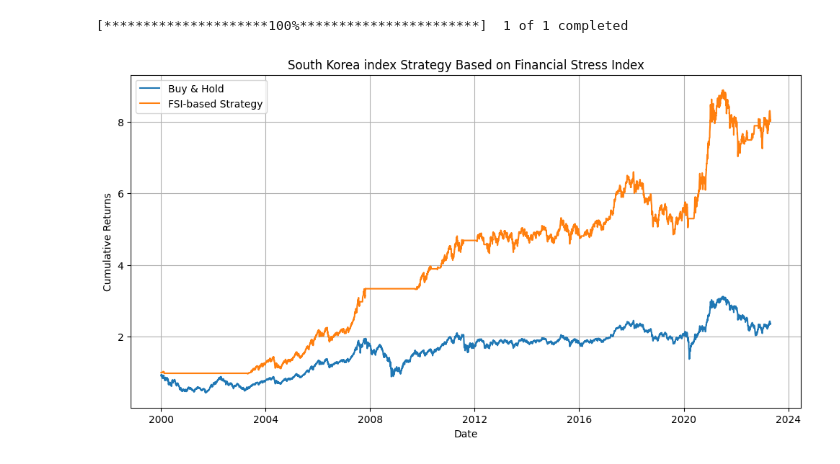
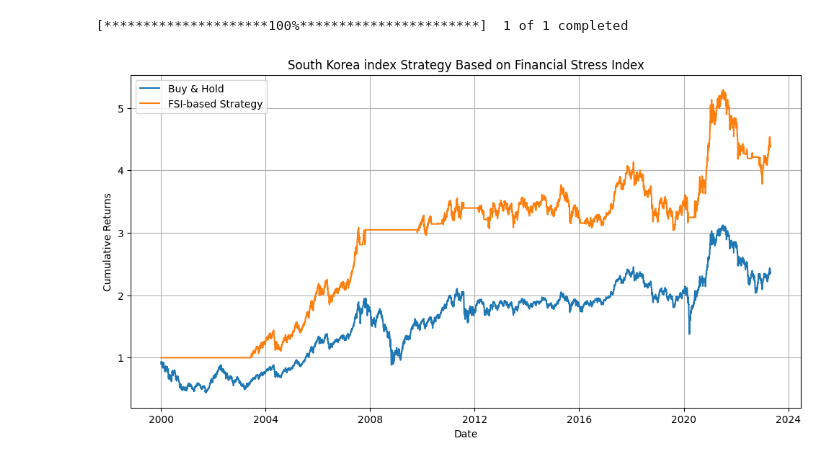
Before and after one commit to dkn-maida/farscape-investment, a Jupyter notebook: fsi.ipynb, the cells around one changed output. Cells and saved outputs as stored; diff of their text form; code cells hidden in the pictures.

Commit message:
add optimal treshold calculations based on sharpe ratio

```diff
--- a/fsi.ipynb
+++ b/fsi.ipynb
@@ -115,33 +183,33 @@ prices = yf.download(india_etf, start=start_date, end=end_date)['Close']
 
 # Calculate daily returns
 daily_returns = prices.pct_change()
 
 # Resample FSI data to daily
 fsi_daily = fsi_regions_data.resample('D').interpolate()
 
 # Align both datasets
 aligned_data = daily_returns.to_frame('returns').join(fsi_daily).dropna()
 
 # Create a strategy DataFrame
 strategy_data = aligned_data.copy()
 
 # Define the strategy
-fsi_threshold = 1.3  # You can replace this with the optimal threshold value you found earlier
-strategy_data['signal'] = np.where(strategy_data['OFR FSI'] < fsi_threshold, 1, 0)
+fsi_threshold = 1  # You can replace this with the optimal threshold value you found earlier
+strategy_data['signal'] = np.where(strategy_data['OFR FSI'].shift(1) < fsi_threshold, 1, 0)
 strategy_data['strategy_returns'] = strategy_data['signal'] * strategy_data['returns']
 
 # Calculate cumulative returns
 cumulative_returns = (1 + strategy_data[['returns', 'strategy_returns']]).cumprod()
 
 # Plot the strategy performance
 plt.figure(figsize=(12, 6))
 plt.plot(cumulative_returns)
 plt.title('South Korea index Strategy Based on Financial Stress Index')
 plt.xlabel('Date')
 plt.ylabel('Cumulative Returns')
 plt.legend(['Buy & Hold', 'FSI-based Strategy'])
 plt.grid()
 plt.show()
 # %% [output]
 [*********************100%***********************]  1 of 1 completed
-[figure, old version]
+[figure, new version]
```
Also changed, not shown: parts of 9 cells of this notebook, 1 other file.
